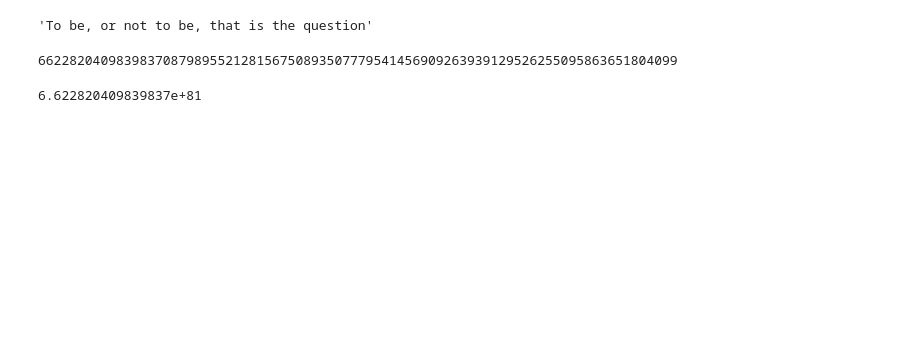
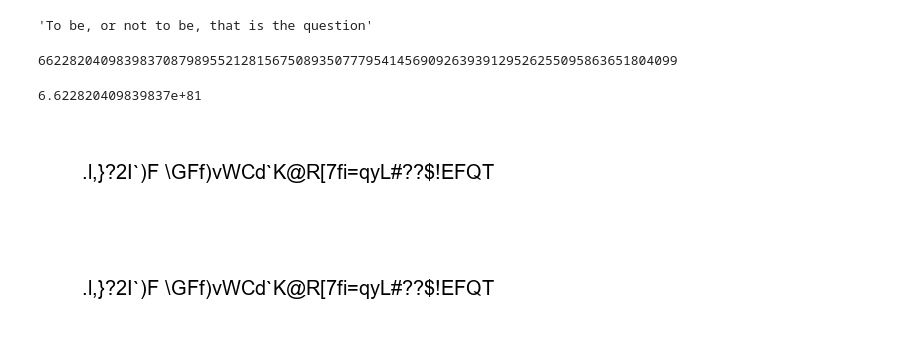
Before and after one commit to fell100/shakespeare_ga, a Jupyter notebook: shakespeare.ipynb, the cells around one changed output. Drawn from its saved outputs; the diff is of its cells as text; code cells hidden in the pictures; blank space fills up the shorter version.

```diff
--- a/shakespeare.ipynb
+++ b/shakespeare.ipynb
@@ -55,6 +55,12 @@ class MyOutput(Output):
         super().update(algorithm)
         self.score.set(-np.min(algorithm.pop.get("F")))
         self.Phrase.set(decode_String(algorithm.pop.get("X")[0]))
+# %%
+# Define your custom callback to store the best solutions
+best_solutions = []
+
+def store_best_solution(algorithm):
+    best_solutions.append(algorithm.pop.get("X")[0])
 # %%
 from pymoo.optimize import minimize
 from pymoo.termination import get_termination
@@ -101,3 +108,5 @@ decode_String(res.pop.get("X")[0])
 np.float_power(99, len(phrase))
 # %% [output]
 6.622820409839837e+81
+# %%
+text_list = [decode_String(array) for array in best_solutions]
@@ -103,0 +135,46 @@ np.float_power(99, len(phrase))
+# %%
+import imageio
+from IPython.display import display, Image
+
+def generate_GIF(text_list):
+    image_folder = "temp_images"
+    os.makedirs(image_folder, exist_ok=True)
+
+    image_files = []
+
+    for i, text in enumerate(text_list):
+        image = string_to_image(text)
+        image_file = os.path.join(image_folder, f"image_{i}.png")
+        image.save(image_file)
+        image_files.append(image_file)
+
+
+
+    output_gif = "output.gif"
+    images = [imageio.imread(image_file) for image_file in image_files]
+    imageio.mimsave(output_gif, images, duration=2)  # Set the duration (in seconds) per frame
+
+    # Clean up temporary image files
+    for image_file in image_files:
+        os.remove(image_file)
+
+    #print(f"GIF saved to {output_gif}")
+
+
+    # Path to your GIF file
+    gif_path = "output.gif"
+
+    # Display the GIF
+    display(Image(filename=gif_path))
+# %%
+generate_GIF(text_list);
+# %% [output]
+[figure, added]
+# %%
+# Path to your GIF file
+gif_path = "output.gif"
+
+# Display the GIF
+display(Image(filename=gif_path))
+# %% [output]
+[figure, added]
```
Also changed, not shown: parts of 4 cells of this notebook, 1 other file.
